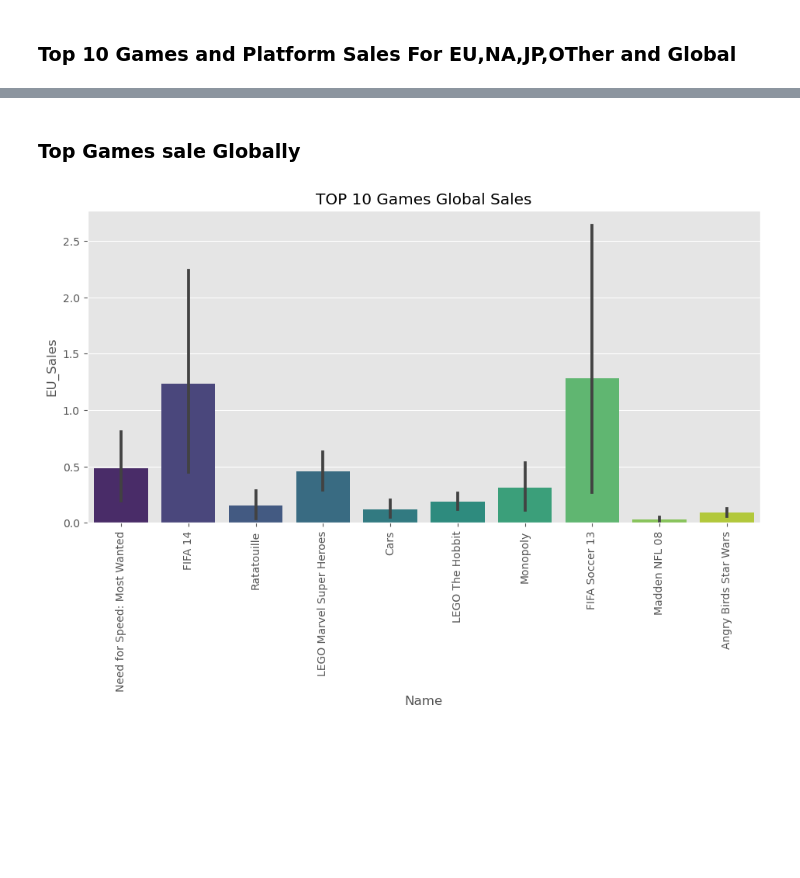
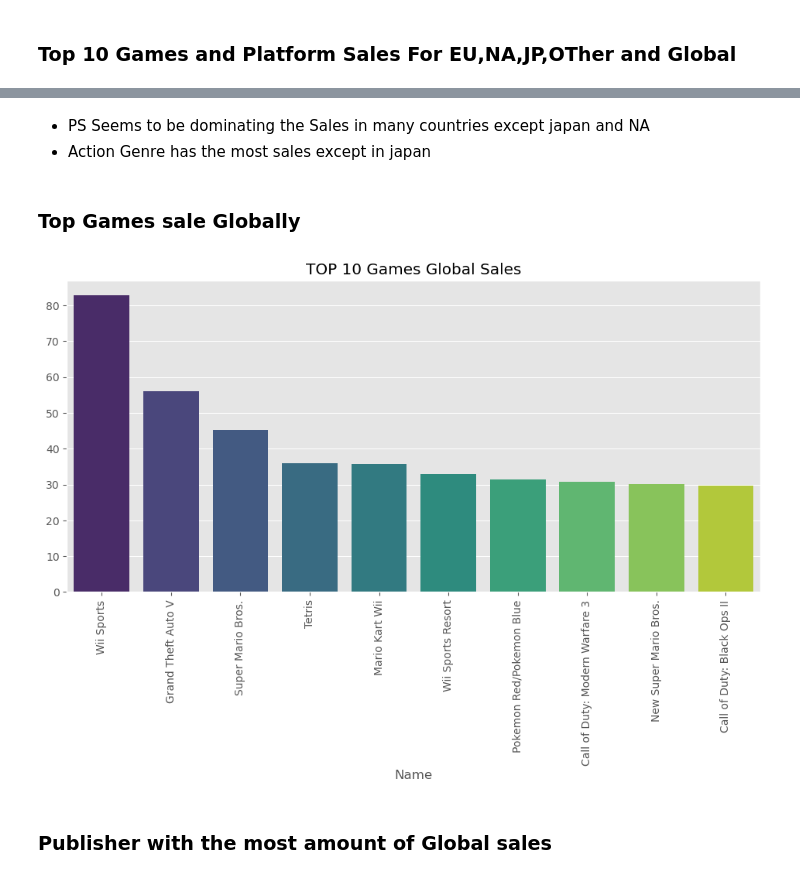
Before and after one commit to Aman-Baruwal/Games_Sales_Analysis, a Jupyter notebook: games_sales.ipynb, the cells around one changed output, grey strips where cells are left out. Saved outputs shown, nothing was run; the diff lists cells and outputs as text; code cells hidden in the pictures; blank space fills up the shorter version.

```diff
--- a/games_sales.ipynb
+++ b/games_sales.ipynb
@@ -213,10 +245,15 @@ for i in bi_bar:
+# %% [markdown]
+ - PS Seems to be dominating the Sales in many countries except japan and NA
+ - Action Genre has the most sales except in japan
 # %% [markdown]
 ### Top Games sale Globally
 # %%
 plt.figure(figsize=(10,5))
-sns.barplot(x = 'Name', y = 'EU_Sales',data = df, palette='viridis', order=df['Name'].value_counts().iloc[:10].index).set_title(f'TOP 10 Games Global Sales')
+sns.barplot(  x=df.groupby('Name')['Global_Sales'].sum().nlargest(10).index, y=df.groupby('Name')['Global_Sales'].sum().nlargest(10).values,palette='viridis',).set_title(f'TOP 10 Games Global Sales')
 plt.tight_layout()
 plt.xticks(rotation=90)
 plt.show()
 # %% [output]
-[figure, old version]
+[figure, new version]
+# %% [markdown]
+### Publisher with the most amount of Global sales
```
Also changed, not shown: parts of 27 cells of this notebook.
